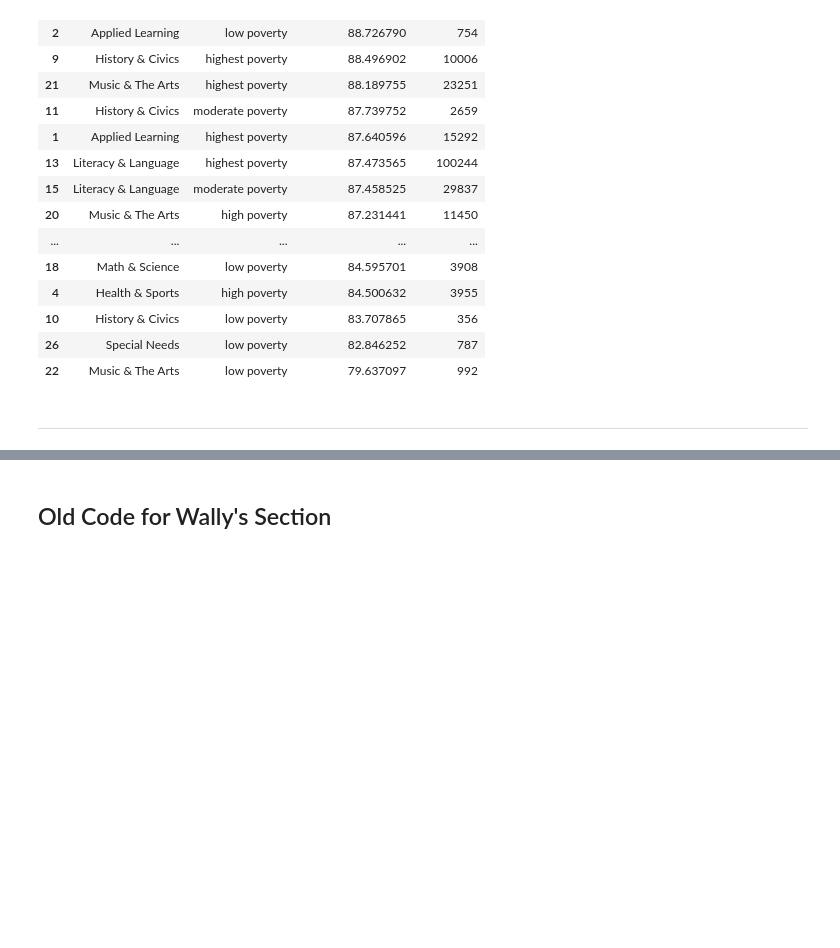
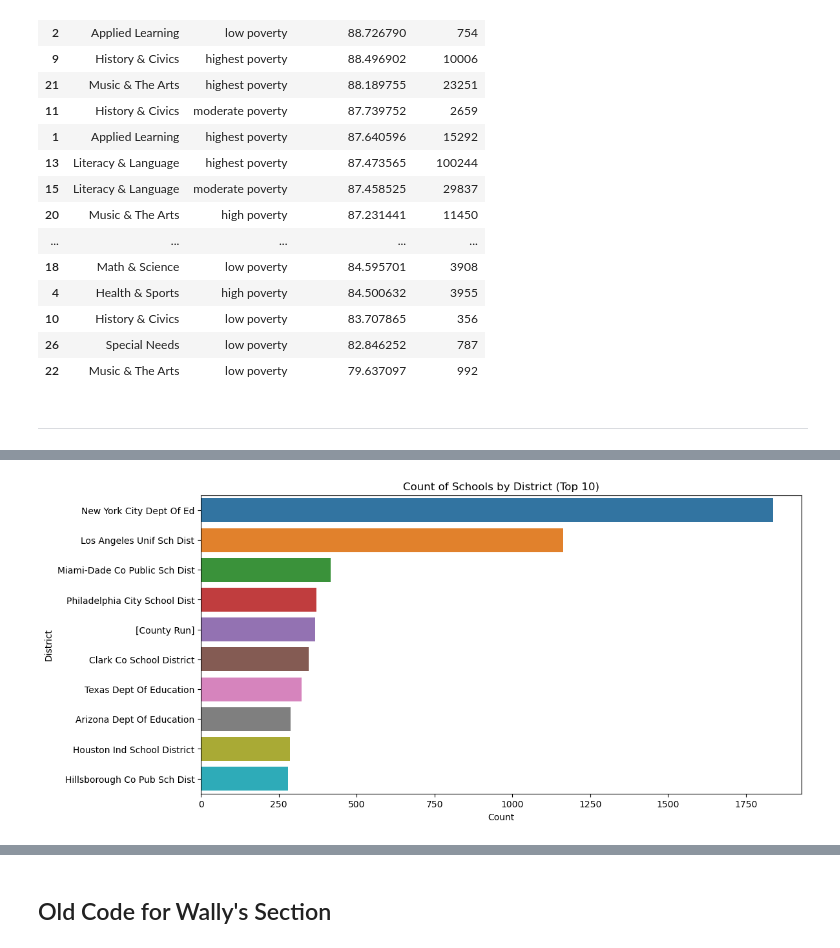
Before and after one commit to wallychang88/pythonforbusiness, a Jupyter notebook: Project_starterFile.ipynb, the cells around one changed output, grey strips where cells are left out. Drawn from its saved outputs; the diff is of its cells as text; code cells hidden in the pictures; blank space fills up the shorter version.

```diff
--- a/Project_starterFile.ipynb
+++ b/Project_starterFile.ipynb
@@ -196,0 +325,9 @@ ________________________________________________________________________________
+# %%
+plt.figure(figsize=(12, 6))
+sns.countplot(data=school, y='district', order=school['district'].value_counts().index[:10])
+plt.title('Count of Schools by District (Top 10)')
+plt.xlabel('Count')
+plt.ylabel('District')
+plt.show()
+# %% [output]
+[figure, added]
```
Also changed, not shown: parts of 23 cells of this notebook.
